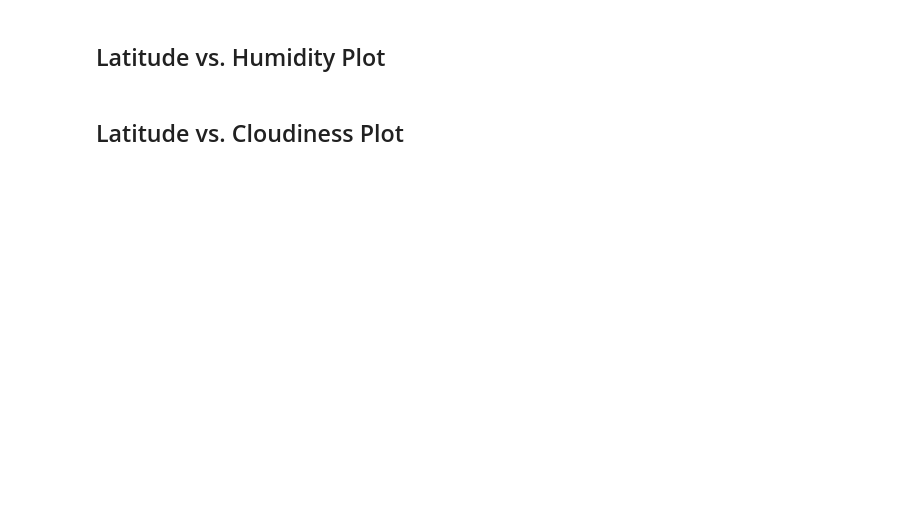
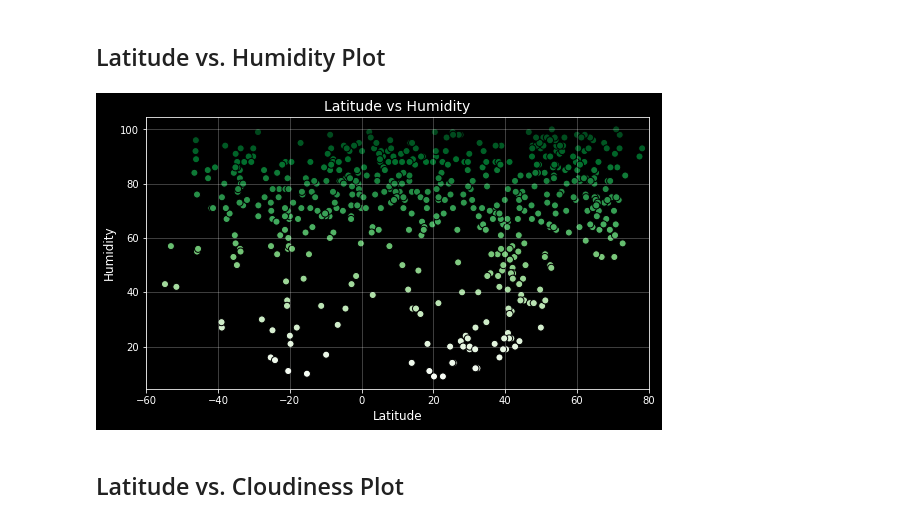
Before and after one commit to cheyroseflammer/python-api-challege, a Jupyter notebook: WeatherPy.ipynb, the cells around one changed output. Drawn from its saved outputs; the diff is of its cells as text; code cells hidden in the pictures; blank space fills up the shorter version.

```diff
--- a/WeatherPy.ipynb
+++ b/WeatherPy.ipynb
@@ -203,4 +206,23 @@ plt.show()
 # %% [markdown]
 ## Latitude vs. Humidity Plot
+# %%
+# Set up vars
+lat = weather_df['Latitude']
+humidity = weather_df['Humidity']
+# Figure size
+plt.figure(figsize=(9,5))
+# Plot
+plt.scatter(lat, humidity, c=humidity, cmap='Greens', edgecolor='black', s=50)
+# Label
+plt.title('Latitude vs Humidity', fontsize=14)
+plt.xlabel('Latitude', fontsize=12)
+plt.ylabel('Humidity', fontsize=12)
+# Grid fade and xlim for visualization
+plt.grid(alpha=0.3)
+plt.xlim(-60, 80)
+# Show plot
+plt.show()
+# %% [output]
+[figure, added]
 # %% [markdown]
 ## Latitude vs. Cloudiness Plot
```
Also changed, not shown: parts of 2 cells of this notebook.
